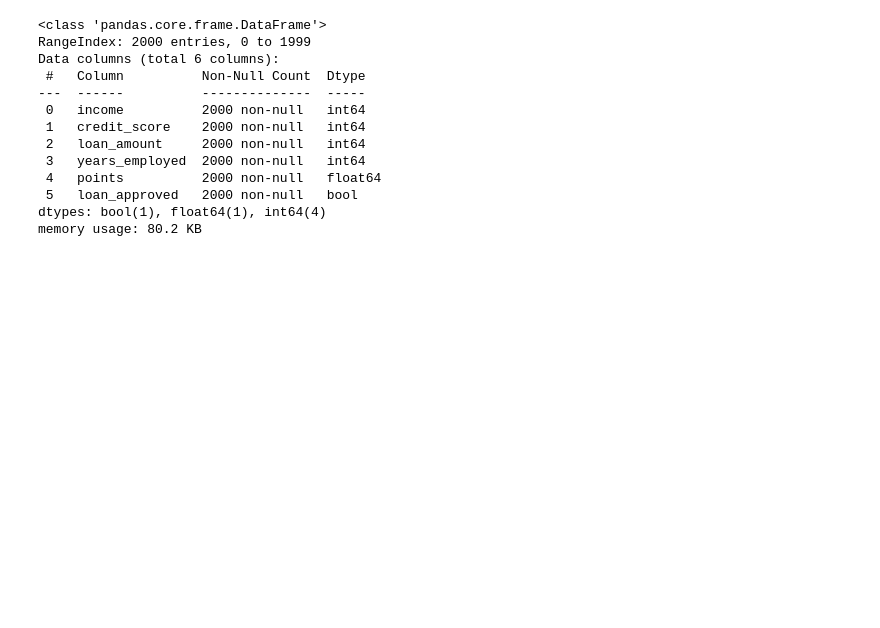
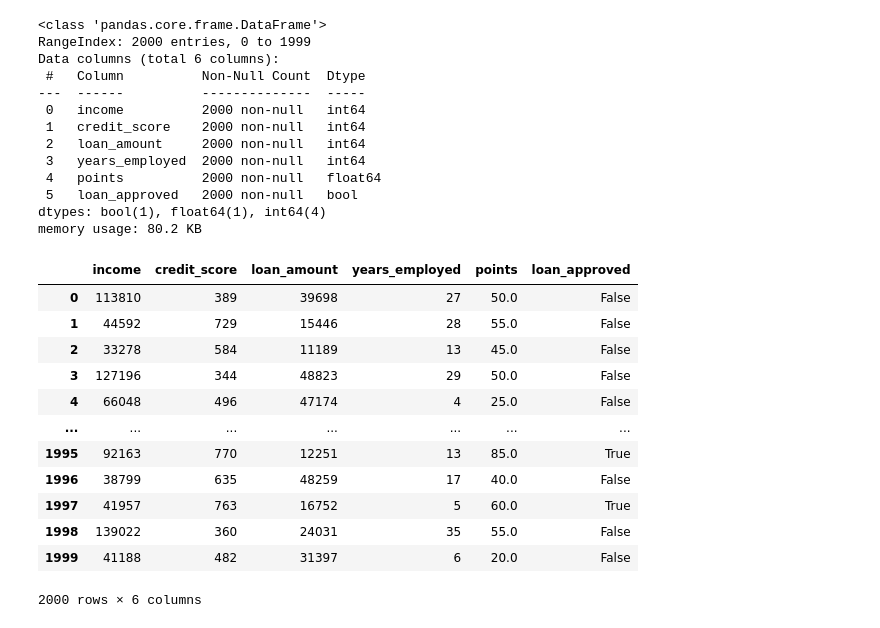
Before and after one commit to Sudharsank05/AIML-progress, a Jupyter notebook: friday-practice.ipynb, the cells around one changed output. Saved outputs shown, nothing was run; the diff lists cells and outputs as text; code cells hidden in the pictures; blank space fills up the shorter version.

```diff
--- a/friday-practice.ipynb
+++ b/friday-practice.ipynb
@@ -401,3 +401,19 @@ Data columns (total 6 columns):
  5   loan_approved   2000 non-null   bool
 dtypes: bool(1), float64(1), int64(4)
 memory usage: 80.2 KB
+# %%
+df
+# %% [output]
+|  | income | credit_score | loan_amount | years_employed | points | loan_approved |
+| 0 | 113810 | 389 | 39698 | 27 | 50.0 | False |
+| 1 | 44592 | 729 | 15446 | 28 | 55.0 | False |
+| 2 | 33278 | 584 | 11189 | 13 | 45.0 | False |
+| 3 | 127196 | 344 | 48823 | 29 | 50.0 | False |
+| 4 | 66048 | 496 | 47174 | 4 | 25.0 | False |
+| ... | ... | ... | ... | ... | ... | ... |
+| 1995 | 92163 | 770 | 12251 | 13 | 85.0 | True |
+| 1996 | 38799 | 635 | 48259 | 17 | 40.0 | False |
+| 1997 | 41957 | 763 | 16752 | 5 | 60.0 | True |
+| 1998 | 139022 | 360 | 24031 | 35 | 55.0 | False |
+| 1999 | 41188 | 482 | 31397 | 6 | 20.0 | False |
+2000 rows × 6 columns
```
Also changed, not shown: 13 other files.
